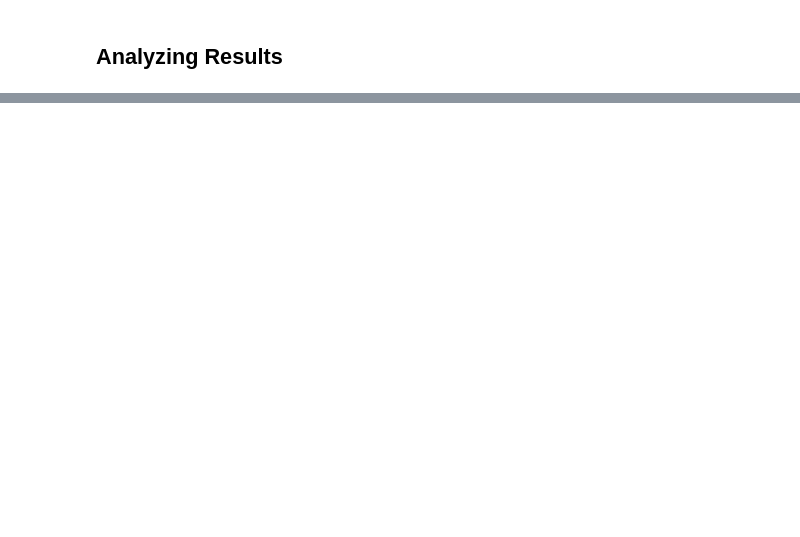
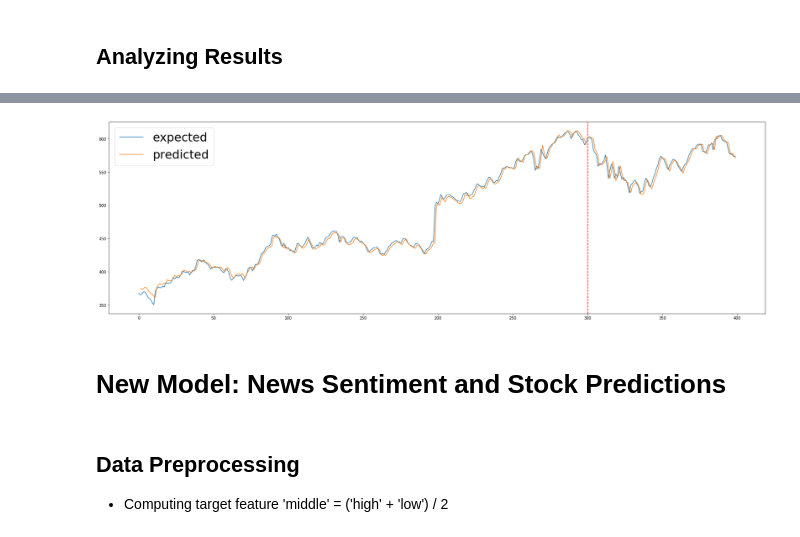
Before and after one commit to stanleykywu/predicting-stocks, a Jupyter notebook: models/LSTM.ipynb, the cells around one changed output, grey strips where cells are left out. Saved outputs shown, nothing was run; the diff lists cells and outputs as text; code cells hidden in the pictures; blank space fills up the shorter version.

```diff
--- a/models/LSTM.ipynb
+++ b/models/LSTM.ipynb
@@ -238,0 +245,15 @@ plt.show()
+# %%
+# Plot total data with known
+plt.figure(figsize = (30,9))
+plt.plot(range(total_expected.shape[0]), total_expected['Middle'], label='expected')
+plt.plot(range(len(no_news_total_res)), no_news_total_res, label='predicted')
+plt.legend(prop={'size': 30})
+plt.axvline(x=300, color='red', ls='--')
+plt.show()
+# %% [output]
+[figure, added]
+# %% [markdown]
+# New Model: News Sentiment and Stock Predictions<a id='sectionB'></a>
+# %% [markdown]
+## Data Preprocessing<a id='sectionB1'></a>
+- Computing target feature 'middle' = ('high' + 'low') / 2
```
Also changed, not shown: parts of 67 cells of this notebook.
